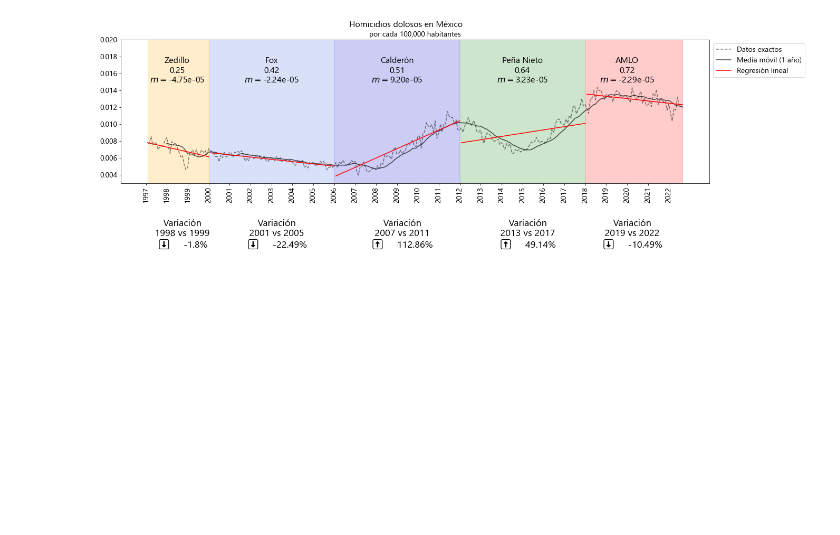
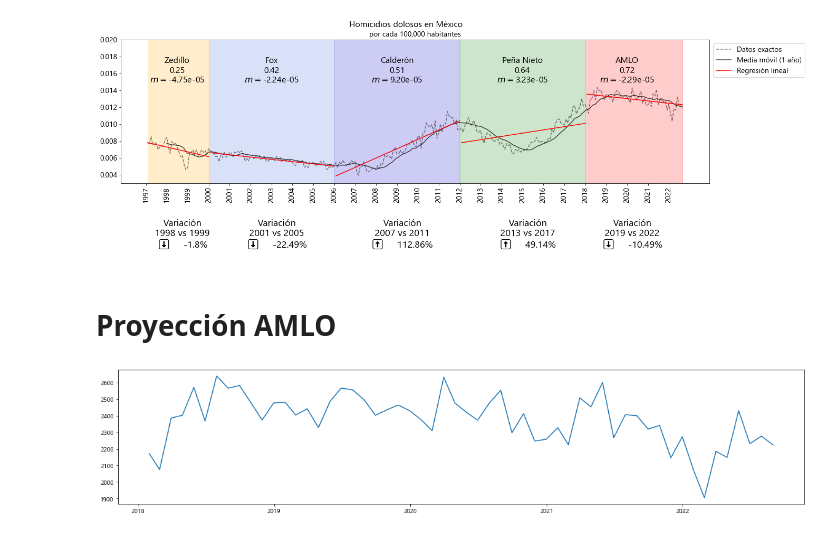
Before and after one commit to albertobenavides/incidencia_delictiva, a Jupyter notebook: analisis.ipynb, the cells around one changed output. Saved outputs shown, nothing was run; the diff lists cells and outputs as text; code cells hidden in the pictures; blank space fills up the shorter version.

```diff
--- a/analisis.ipynb
+++ b/analisis.ipynb
@@ -326,3 +326,14 @@ plt.savefig('imgs/dolosos_norm.png', bbox_inches = 'tight')
 plt.show()
 # %% [output]
 [figure]
+# %% [markdown]
+# Proyección AMLO
+# %%
+df_amlo = df_dolosos[df_dolosos.index.year >= 2018]
+df_amlo = df_amlo.drop(columns='normalized')
+# %%
+plt.figure(figsize=(20, 4))
+plt.plot(df_amlo.value)
+plt.show()
+# %% [output]
+[figure, added]
```
Also changed, not shown: parts of 14 cells of this notebook, 1 other file.
